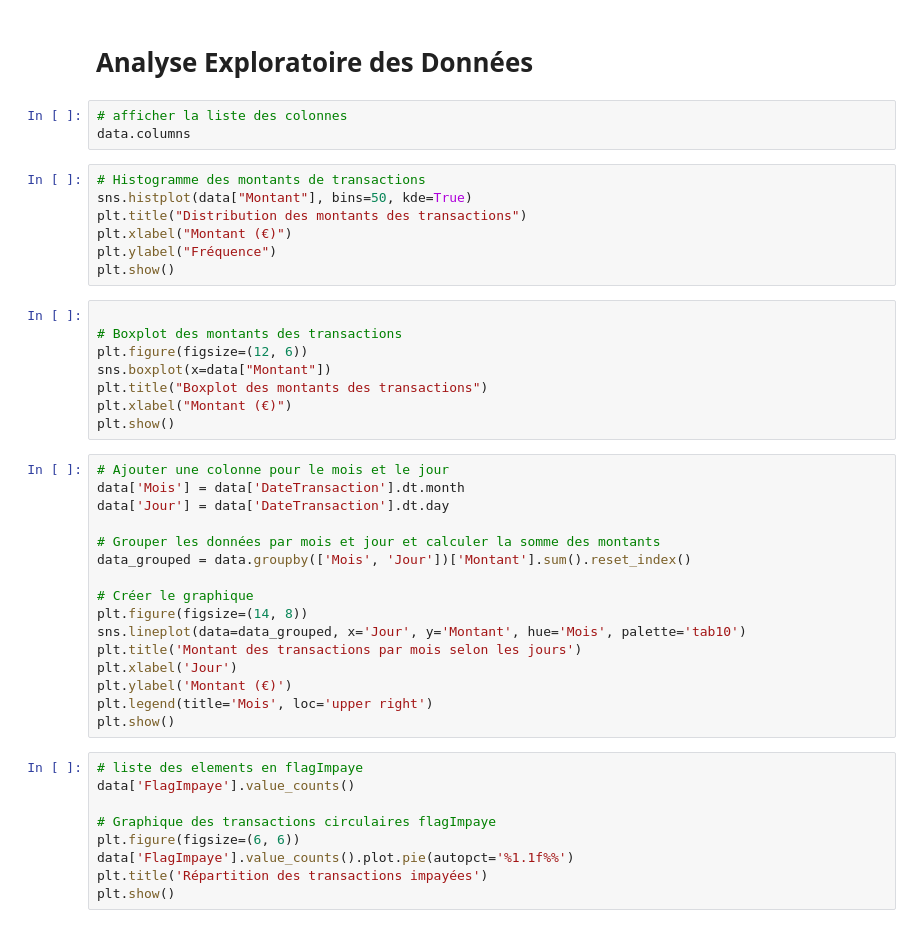
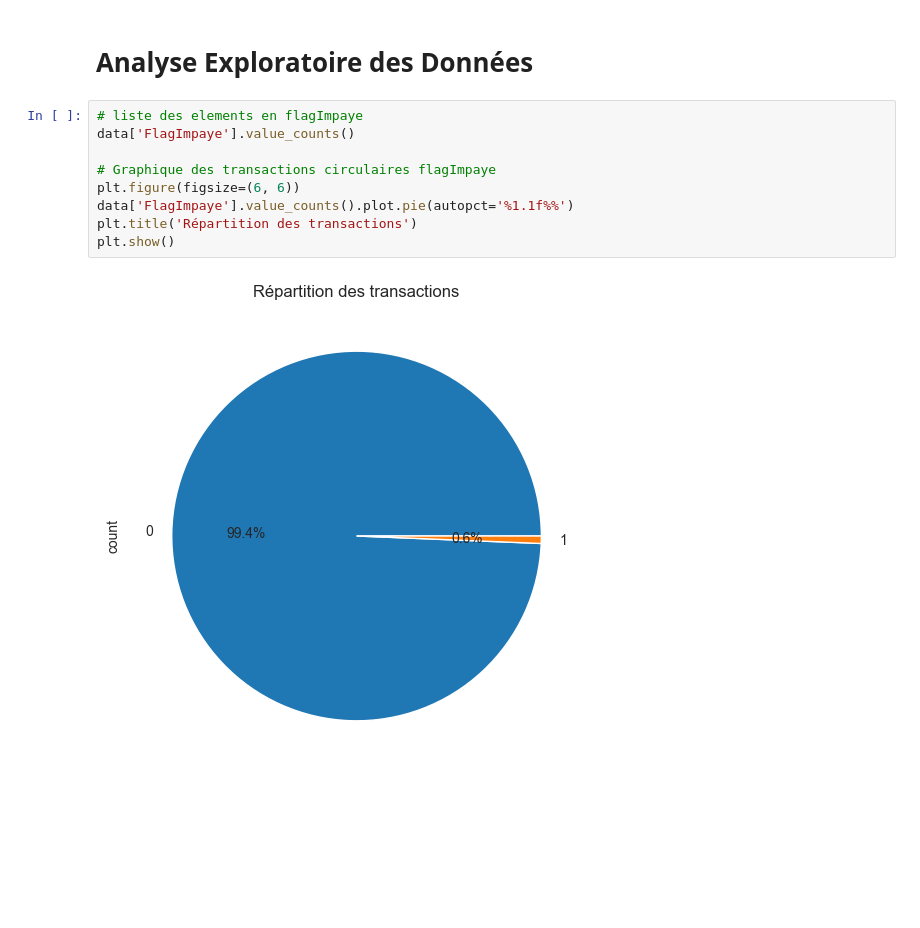
Before and after one commit to lansanacisse/Fouilles-massives, a Jupyter notebook: Analyse exploratoire.ipynb, the cells around one changed output. Drawn from its saved outputs; the diff is of its cells as text; blank space fills up the shorter version.

Commit message:
Fouilles de données massives

```diff
--- a/Analyse exploratoire.ipynb
+++ b/Analyse exploratoire.ipynb
@@ -101,46 +141,14 @@ data['Heure'] = pd.to_timedelta(data['Heure'], unit='s')
 data['Heure'] = data['Heure'].apply(lambda x: (pd.Timestamp("00:00:00") + x).time())
 # %% [markdown]
 # **Analyse Exploratoire des Données**
-# %%
-# afficher la liste des colonnes
-data.columns
-# %%
-# Histogramme des montants de transactions
-sns.histplot(data["Montant"], bins=50, kde=True)
-plt.title("Distribution des montants des transactions")
-plt.xlabel("Montant (€)")
-plt.ylabel("Fréquence")
-plt.show()
-# %%
-
-# Boxplot des montants des transactions
-plt.figure(figsize=(12, 6))
-sns.boxplot(x=data["Montant"])
-plt.title("Boxplot des montants des transactions")
-plt.xlabel("Montant (€)")
-plt.show()
-# %%
-# Ajouter une colonne pour le mois et le jour
-data['Mois'] = data['DateTransaction'].dt.month
-data['Jour'] = data['DateTransaction'].dt.day
-
-# Grouper les données par mois et jour et calculer la somme des montants
-data_grouped = data.groupby(['Mois', 'Jour'])['Montant'].sum().reset_index()
-
-# Créer le graphique
-plt.figure(figsize=(14, 8))
-sns.lineplot(data=data_grouped, x='Jour', y='Montant', hue='Mois', palette='tab10')
-plt.title('Montant des transactions par mois selon les jours')
-plt.xlabel('Jour')
-plt.ylabel('Montant (€)')
-plt.legend(title='Mois', loc='upper right')
-plt.show()
 # %%
 # liste des elements en flagImpaye
 data['FlagImpaye'].value_counts()
 
 # Graphique des transactions circulaires flagImpaye
 plt.figure(figsize=(6, 6))
 data['FlagImpaye'].value_counts().plot.pie(autopct='%1.1f%%')
-plt.title('Répartition des transactions impayées')
+plt.title('Répartition des transactions')
 plt.show()
+# %% [output]
+[figure, added]
```
Also changed, not shown: parts of 15 cells of this notebook, 15 other files.
